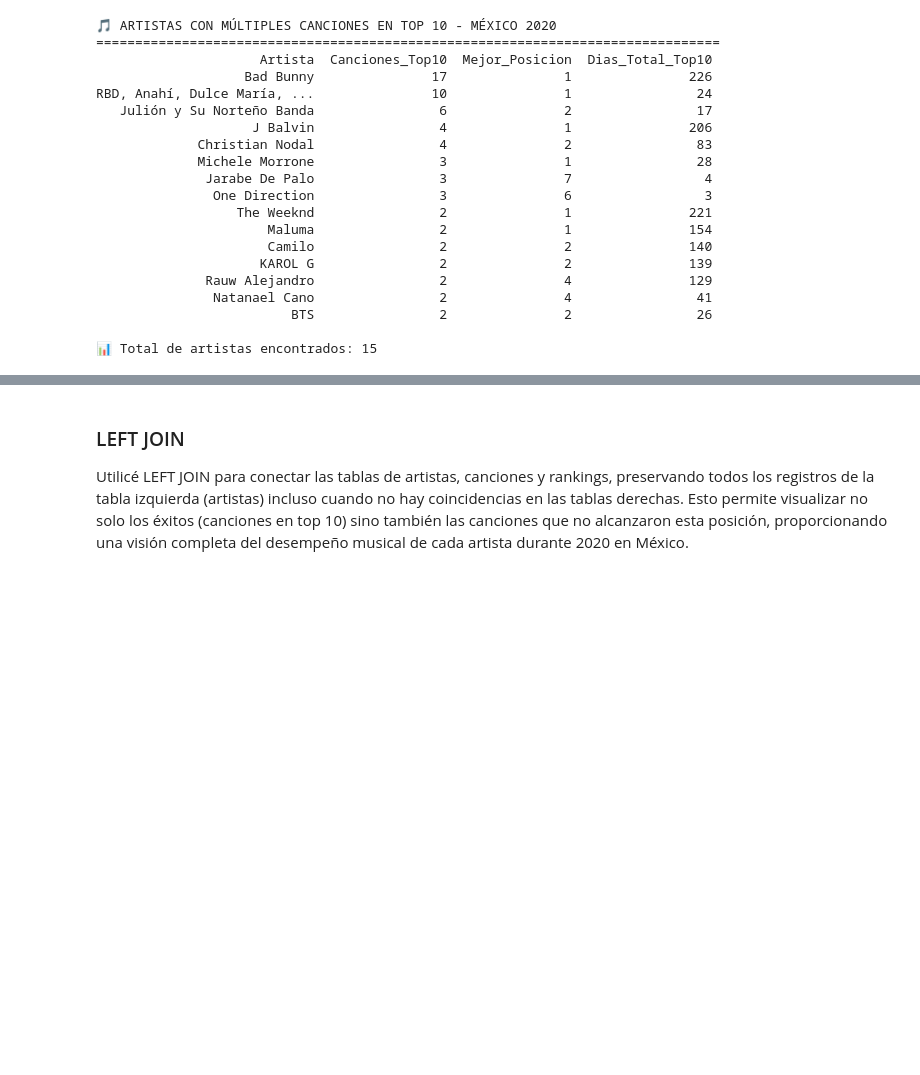
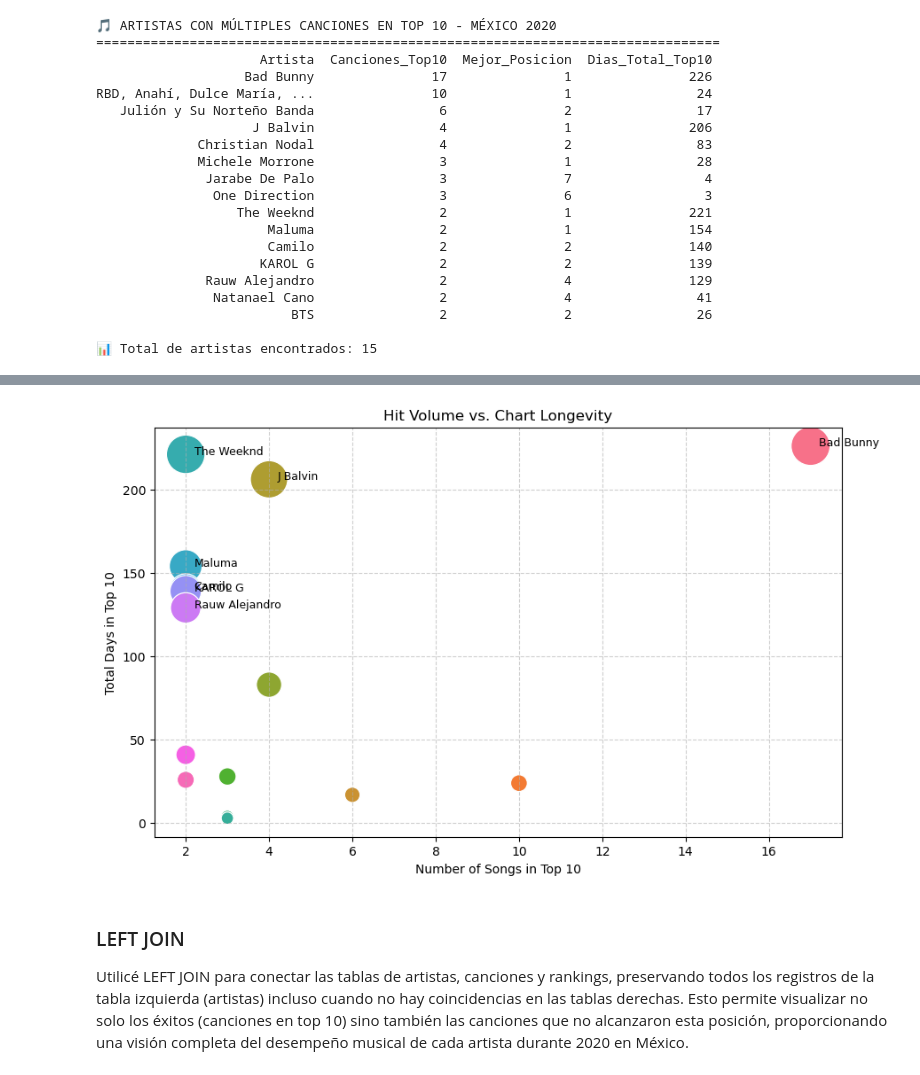
Before and after one commit to RawDreeGo/Spotify-API-Music-Data-Analysis, a Jupyter notebook: m43 Spotify API Rodrigo Cisneros Santin.ipynb, the cells around one changed output, grey strips where cells are left out. Saved outputs shown, nothing was run; the diff lists cells and outputs as text; code cells hidden in the pictures; blank space fills up the shorter version.

```diff
--- a/m43 Spotify API Rodrigo Cisneros Santin.ipynb
+++ b/m43 Spotify API Rodrigo Cisneros Santin.ipynb
@@ -778,3 +902,21 @@ RBD, Anahí, Dulce María, ...               10               1                2
+# %%
+plt.figure(figsize=(10, 6))
+sns.scatterplot(x='Canciones_Top10', y='Dias_Total_Top10', size='Dias_Total_Top10',
+                hue='Artista', data=resultado_inner, legend=False, sizes=(100, 1000))
+
+# Añadir etiquetas a los puntos más importantes
+for i in range(resultado_inner.shape[0]):
+    if resultado_inner.Dias_Total_Top10[i] > 100: # Solo etiquetar los más relevantes
+        plt.text(resultado_inner.Canciones_Top10[i]+0.2, resultado_inner.Dias_Total_Top10[i],
+                 resultado_inner.Artista[i], fontsize=9)
+
+plt.title('Hit Volume vs. Chart Longevity')
+plt.xlabel('Number of Songs in Top 10')
+plt.ylabel('Total Days in Top 10')
+plt.grid(True, linestyle='--', alpha=0.6)
+plt.show()
+# %% [output]
+[figure, added]
 # %% [markdown]
 ### LEFT JOIN
 
```
Also changed, not shown: parts of 8 cells of this notebook.
